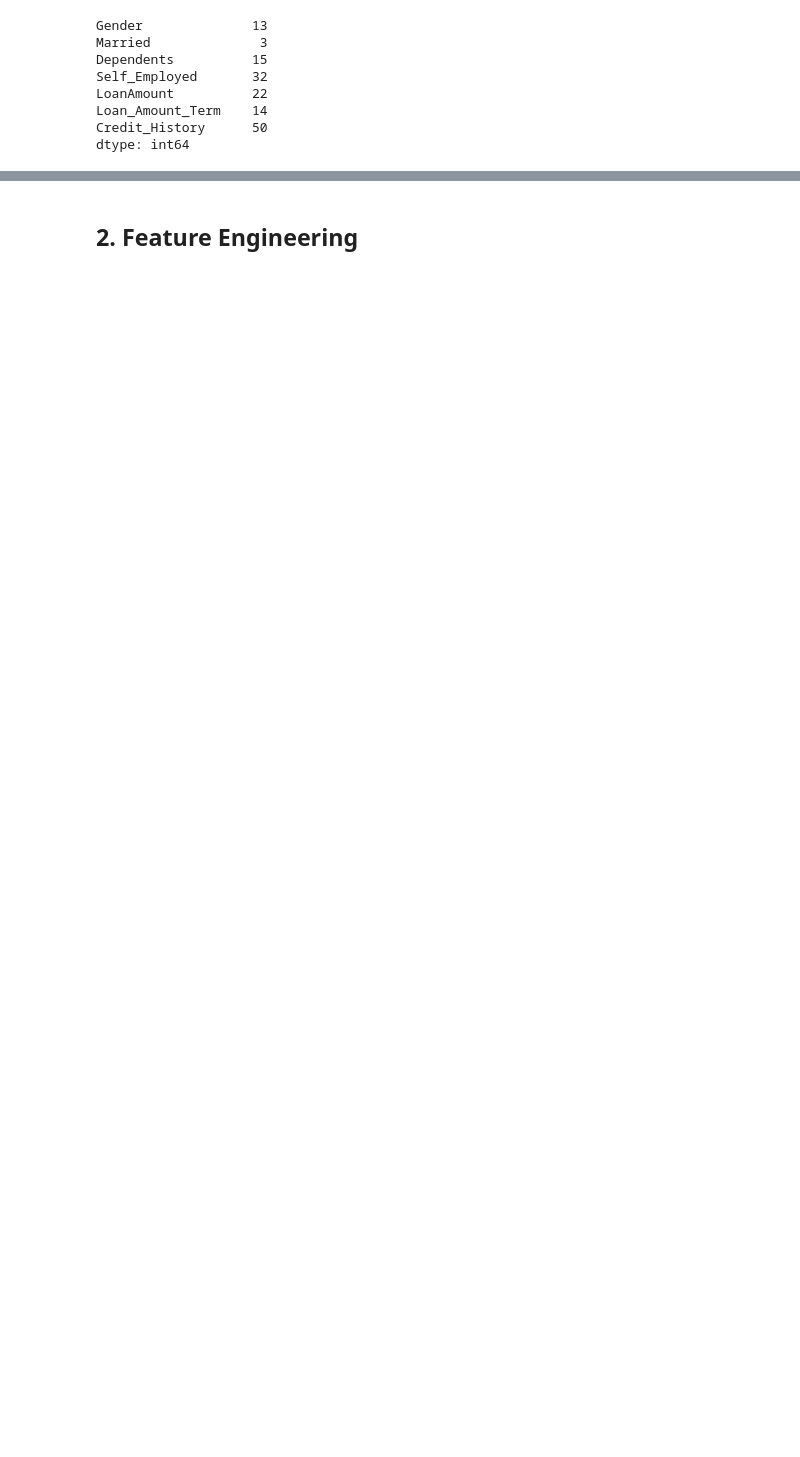
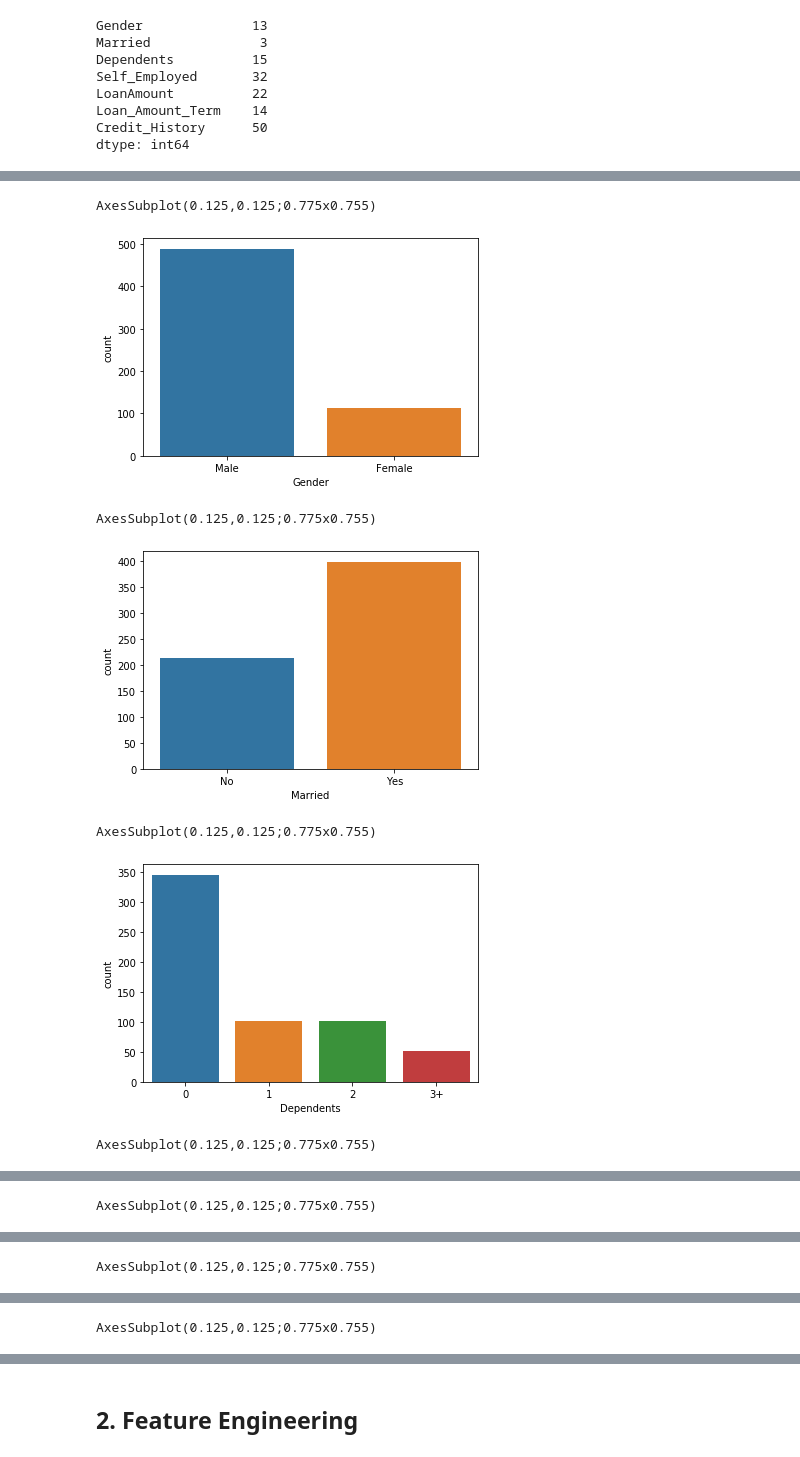
Before and after one commit to Cuda-Chen/machine-learning-note, a Jupyter notebook: loan-prediction/loan_predict.ipynb, the cells around one changed output, grey strips where cells are left out. Drawn from its saved outputs; the diff is of its cells as text; code cells hidden in the pictures; blank space fills up the shorter version.

```diff
--- a/loan-prediction/loan_predict.ipynb
+++ b/loan-prediction/loan_predict.ipynb
@@ -32,0 +76,14 @@ dtype: int64
+# %%
+df_obj = loan_train.select_dtypes(include='object')
+
+for col in df_obj.iloc[:, 1:].columns:
+    print(sns.countplot(x=col, data=df_obj))
+    plt.show()
+# %% [output]
+AxesSubplot(0.125,0.125;0.775x0.755)
+[figure, added]
+AxesSubplot(0.125,0.125;0.775x0.755)
+[figure, added]
+AxesSubplot(0.125,0.125;0.775x0.755)
+[figure, added]
+AxesSubplot(0.125,0.125;0.775x0.755)
@@ -32,0 +91 @@ dtype: int64
+AxesSubplot(0.125,0.125;0.775x0.755)
@@ -32,0 +93 @@ dtype: int64
+AxesSubplot(0.125,0.125;0.775x0.755)
@@ -32,0 +95 @@ dtype: int64
+AxesSubplot(0.125,0.125;0.775x0.755)
```
Also changed, not shown: parts of 36 cells of this notebook, 1 other file.
